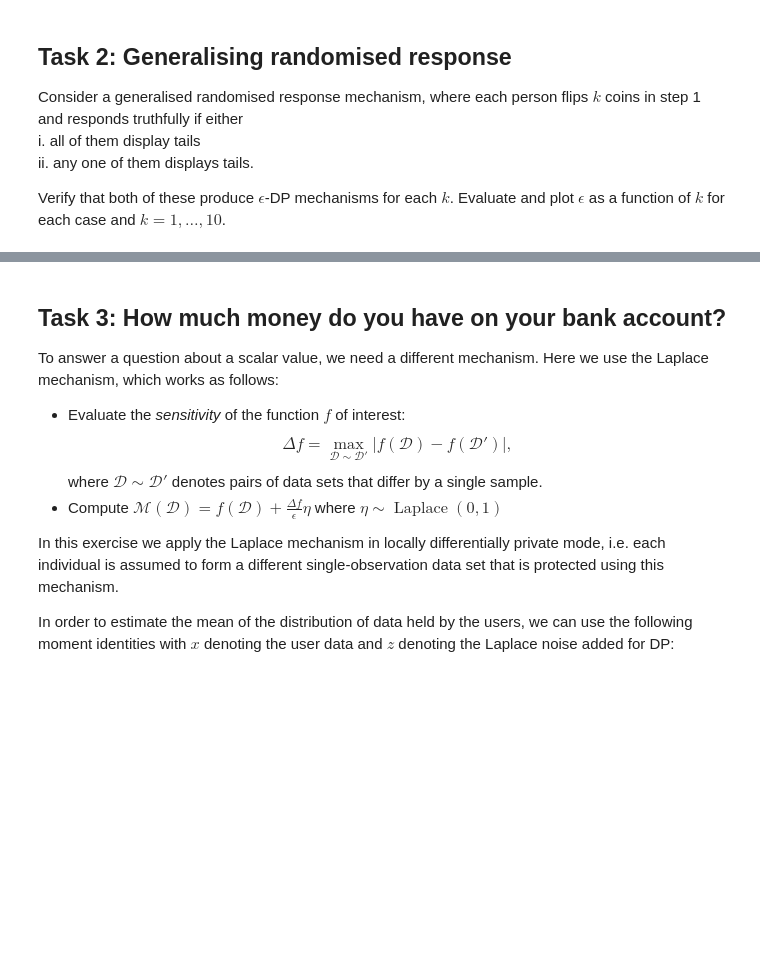
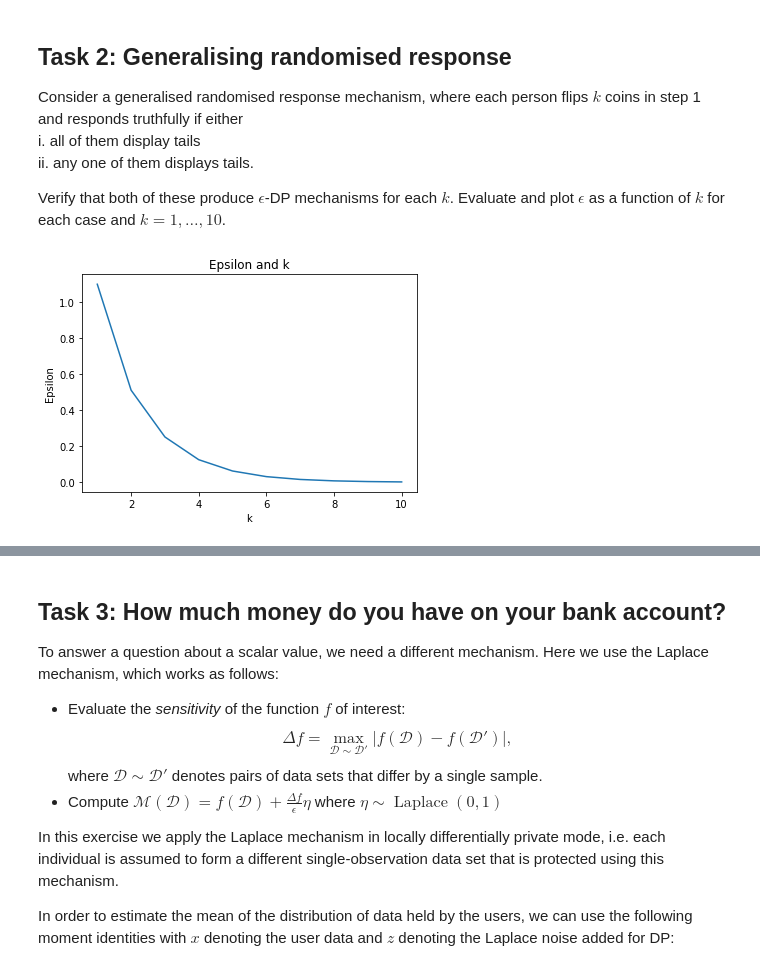
Before and after one commit to Djiffit/TML, a Jupyter notebook: project1.ipynb, the cells around one changed output, grey strips where cells are left out. Drawn from its saved outputs; the diff is of its cells as text; code cells hidden in the pictures; blank space fills up the shorter version.

```diff
--- a/project1.ipynb
+++ b/project1.ipynb
@@ -100,3 +100,21 @@ i. all of them display tails
 ii. any one of them displays tails.
 
 Verify that both of these produce $\epsilon$-DP mechanisms for each $k$. Evaluate and plot $\epsilon$ as a function of $k$ for each case and $k = 1, \dots, 10$.
+# %%
+import matplotlib.pyplot as plt
+epsilons = []
+
+for k in range(1,11):
+    P_YES_YES = .5**k + (1 - .5**k) * .5
+    P_YES_NO = (1 - .5**k) * .5
+    assert(P_YES_YES + P_YES_NO == 1)
+
+    epsilons.append(np.log(P_YES_YES / P_YES_NO))
+
+plt.plot(range(1,11), epsilons)
+plt.ylabel('Epsilon')
+plt.xlabel('k')
+plt.title('Epsilon and k')
+plt.show()
+# %% [output]
+[figure, added]
```
Also changed, not shown: parts of 8 cells of this notebook.
